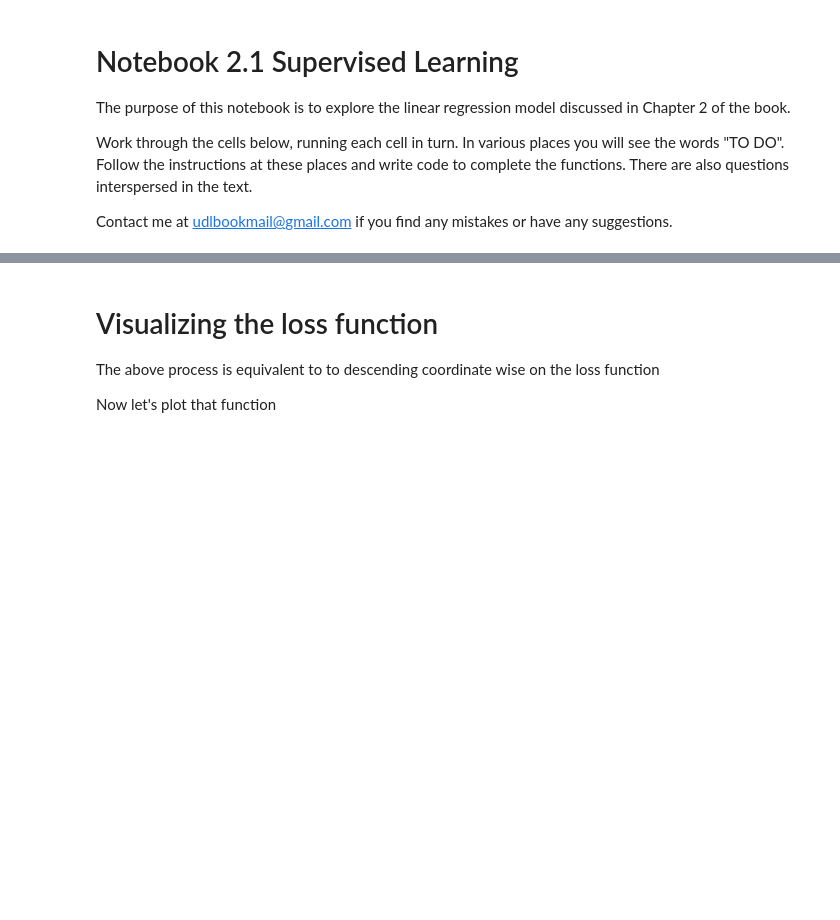
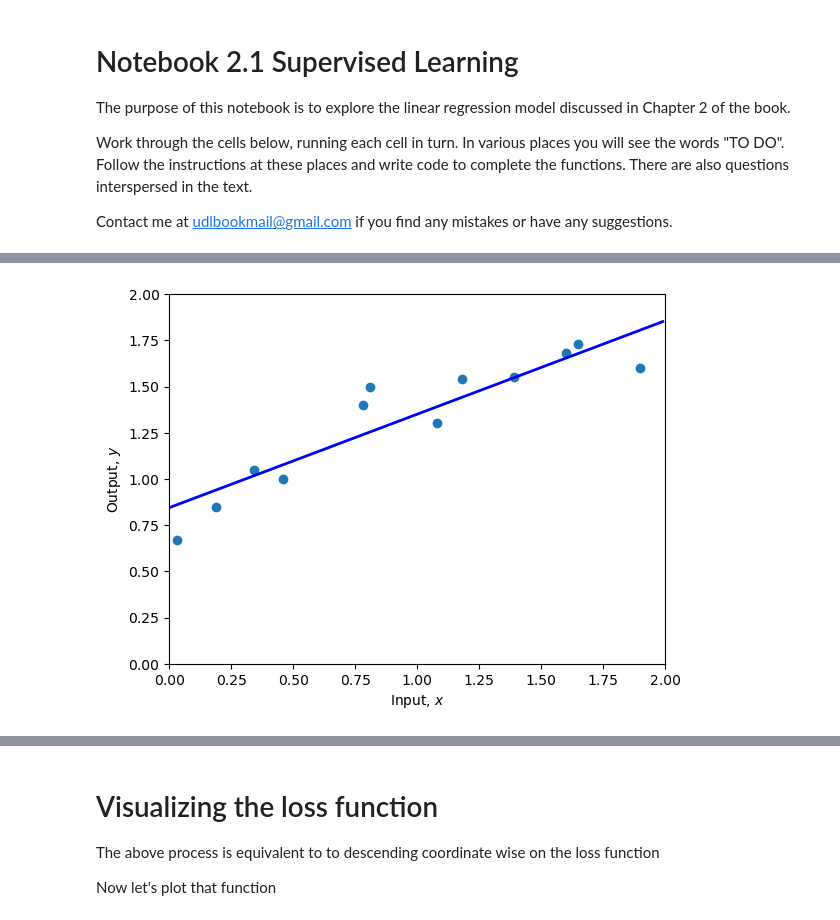
Before and after one commit to udlbook/udlbook, a Jupyter notebook: Notebooks/Chap02/2_1_Supervised_Learning.ipynb, the cells around one changed output, grey strips where cells are left out. Saved outputs shown, nothing was run; the diff lists cells and outputs as text; code cells hidden in the pictures; blank space fills up the shorter version.

Commit message:
[sol] Shallow Network Notebooks Update
Gradient Descent Code Added, Shallow Network Code Completed

Signed-off-by: Anmol Mishra <anmolmishra1997@gmail.com>

```diff
--- a/Notebooks/Chap02/2_1_Supervised_Learning.ipynb
+++ b/Notebooks/Chap02/2_1_Supervised_Learning.ipynb
@@ -24,7 +27,7 @@ print(y)
 # Define 1D linear regression model
 def f(x, phi0, phi1):
   # TODO :  Replace this line with the linear regression model (eq 2.4)
-  y = x
+  y = phi0+ phi1*x
 
   return y
 # %%
@@ -52,8 +57,8 @@ plot(x,y,phi0,phi1)
 def compute_loss(x,y,phi0,phi1):
 
   # TODO Replace this line with the loss calculation (equation 2.5)
-  loss = 0
-
+  y_pred = f(x, phi0, phi1)
+  loss = np.sum((y-y_pred)**2)
 
   return loss
 # %%
@@ -70,11 +80,33 @@ print(f'Your Loss = {loss:3.2f}, Ground truth =10.28')
+# %%
+def gradient_descent(x,y,phi0,phi1, lr, epoch):
+    loss = []
+    lr_arr = []
+    for i in range(epoch):
+        grad_phi0 = -2*np.sum(y-f(x,phi0,phi1))
+        grad_phi1 = -2*np.sum(x*(y-f(x,phi0,phi1)))
+
+        phi0_new = phi0 - lr*grad_phi0
+        phi1_new = phi1 - lr*grad_phi1
+
+        phi0, phi1 = phi0_new, phi1_new
+        if loss != []:
+            if compute_loss(x,y,phi0,phi1)>loss[-1]:
+                lr*=0.5
+        loss.append(compute_loss(x,y,phi0,phi1))
+        lr_arr.append(lr)
+    return lr_arr, loss, phi0, phi1
 # %%
 # TO DO -- Change the parameters manually to fit the model
 # First fix phi1 and try changing phi0 until you can't make the loss go down any more
 # Then fix phi0 and try changing phi1 until you can't make the loss go down any more
 # Repeat this process until you find a set of parameters that fit the model as in figure 2.2d
 # You can either do this by hand, or if you want to get fancy, write code to descent automatically in this way
 # Start at these values:
 phi0 = 1.60 ; phi1 =-0.8
+lr_arr, loss, phi0, phi1 = gradient_descent(x,y,phi0,phi1, 0.01, 100)
 
 plot(x,y,phi0,phi1)
 print(f'Your Loss = {compute_loss(x,y,phi0,phi1):3.2f}')
+print(lr_arr[-1])
+# %% [output]
+[figure, added]
```
Also changed, not shown: parts of 8 cells of this notebook, 4 other files.
